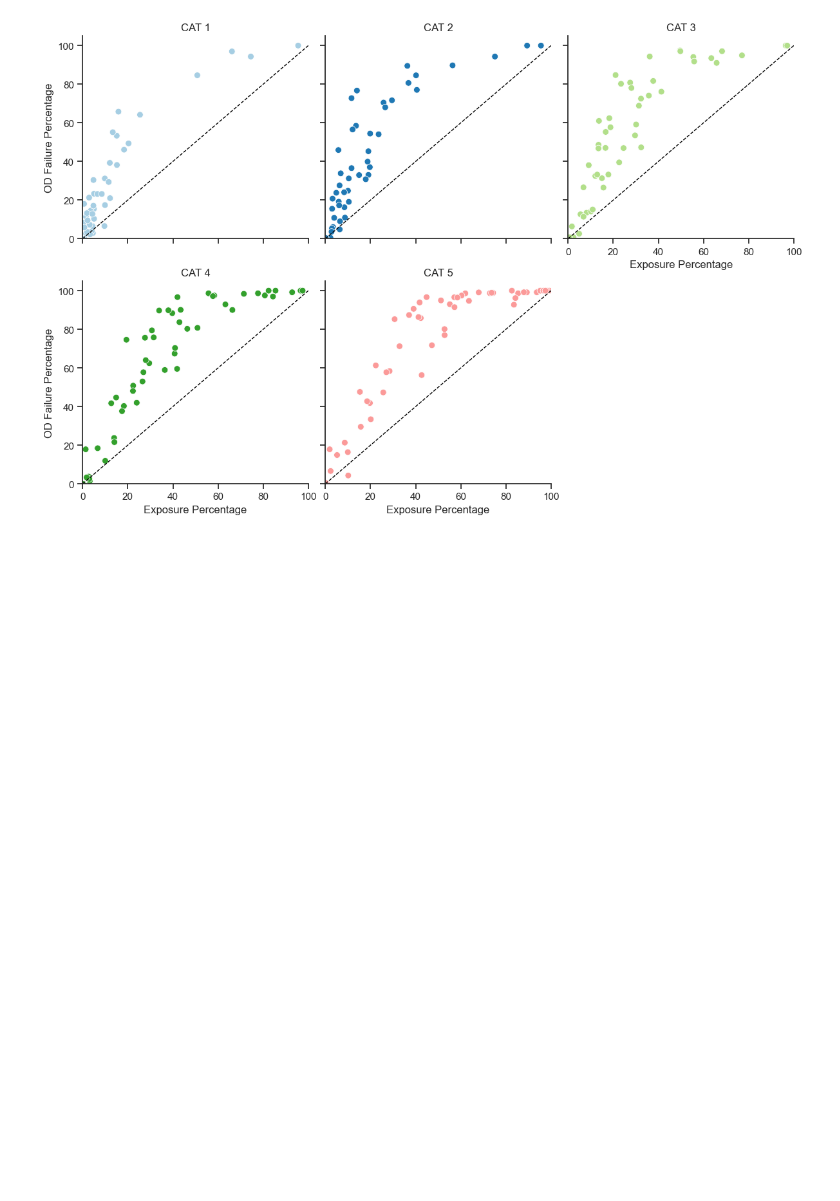
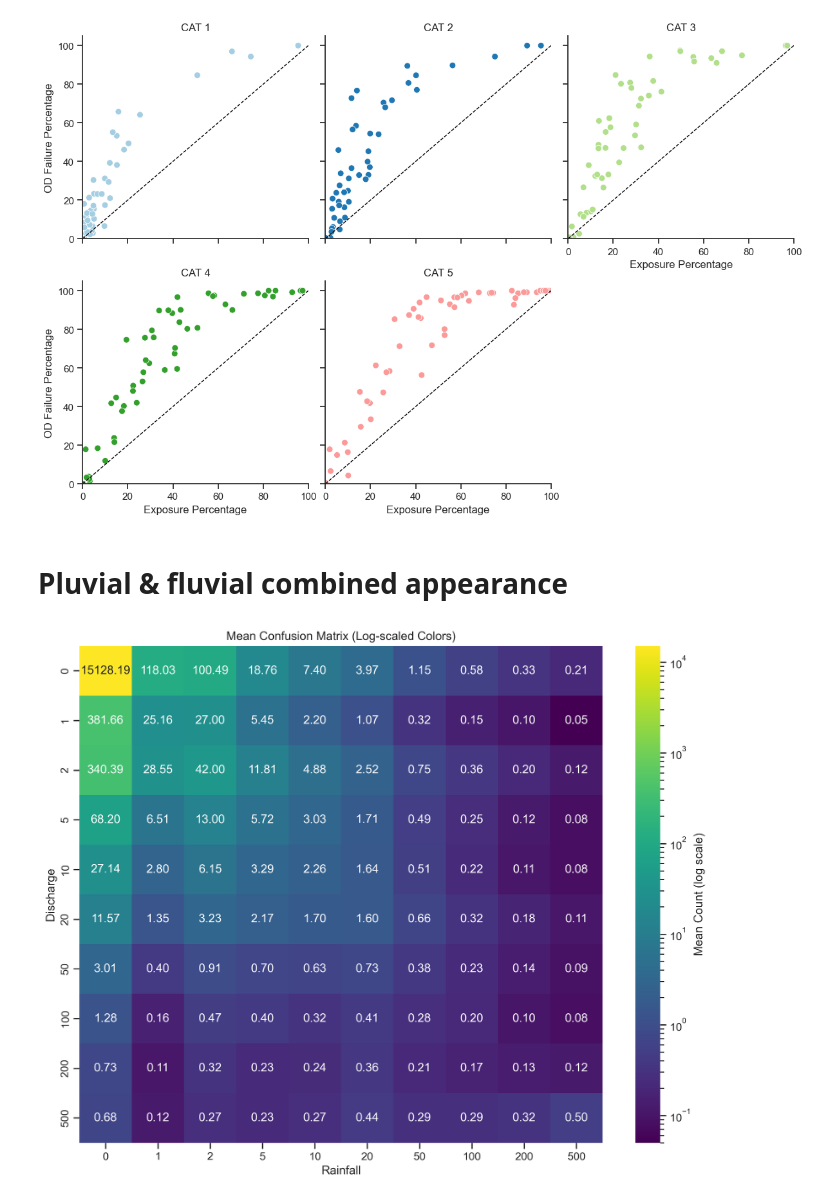
Before and after one commit to jesuslovesyiyi/Global-road-network-resilience, a Jupyter notebook: analysis/04_Visualization.ipynb, the cells around one changed output. Drawn from its saved outputs; the diff is of its cells as text; code cells hidden in the pictures; blank space fills up the shorter version.

```diff
--- a/analysis/04_Visualization.ipynb
+++ b/analysis/04_Visualization.ipynb
@@ -641,3 +642,42 @@ plt.show()
 # %% [output]
 <Figure size 3000x3000 with 0 Axes>
 [figure]
+# %% [markdown]
+# Pluvial & fluvial combined appearance
+# %%
+bins = [0, 1, 2, 5, 10, 20, 50, 100, 200, 500]
+
+cm = np.array([
+    [15128.19, 118.03, 100.49, 18.76,  7.40,  3.97, 1.15, 0.58, 0.33, 0.21],
+    [  381.66,  25.16,  27.00,  5.45,  2.20,  1.07, 0.32, 0.15, 0.10, 0.05],
+    [  340.39,  28.55,  42.00, 11.81,  4.88,  2.52, 0.75, 0.36, 0.20, 0.12],
+    [   68.20,   6.51,  13.00,  5.72,  3.03,  1.71, 0.49, 0.25, 0.12, 0.08],
+    [   27.14,   2.80,   6.15,  3.29,  2.26,  1.64, 0.51, 0.22, 0.11, 0.08],
+    [   11.57,   1.35,   3.23,  2.17,  1.70,  1.60, 0.66, 0.32, 0.18, 0.11],
+    [    3.01,   0.40,   0.91,  0.70,  0.63,  0.73, 0.38, 0.23, 0.14, 0.09],
+    [    1.28,   0.16,   0.47,  0.40,  0.32,  0.41, 0.28, 0.20, 0.10, 0.08],
+    [    0.73,   0.11,   0.32,  0.23,  0.24,  0.36, 0.21, 0.17, 0.13, 0.12],
+    [    0.68,   0.12,   0.27,  0.23,  0.27,  0.44, 0.29, 0.29, 0.32, 0.50]
+])
+
+plt.figure(figsize=(10, 8), dpi=300)
+
+sns.heatmap(
+    cm,
+    cmap="viridis",
+    norm=LogNorm(vmin=cm[cm > 0].min(), vmax=cm.max()),
+    annot=True,
+    fmt=".2f",
+    xticklabels=bins,
+    yticklabels=bins,
+    cbar_kws={"label": "Mean Count (log scale)"}
+)
+
+plt.xlabel("Rainfall")
+plt.ylabel("Discharge")
+plt.title("Mean Confusion Matrix (Log-scaled Colors)")
+
+plt.tight_layout()
+plt.show()
+# %% [output]
+[figure, added]
```
Also changed, not shown: parts of 1 cell of this notebook.
